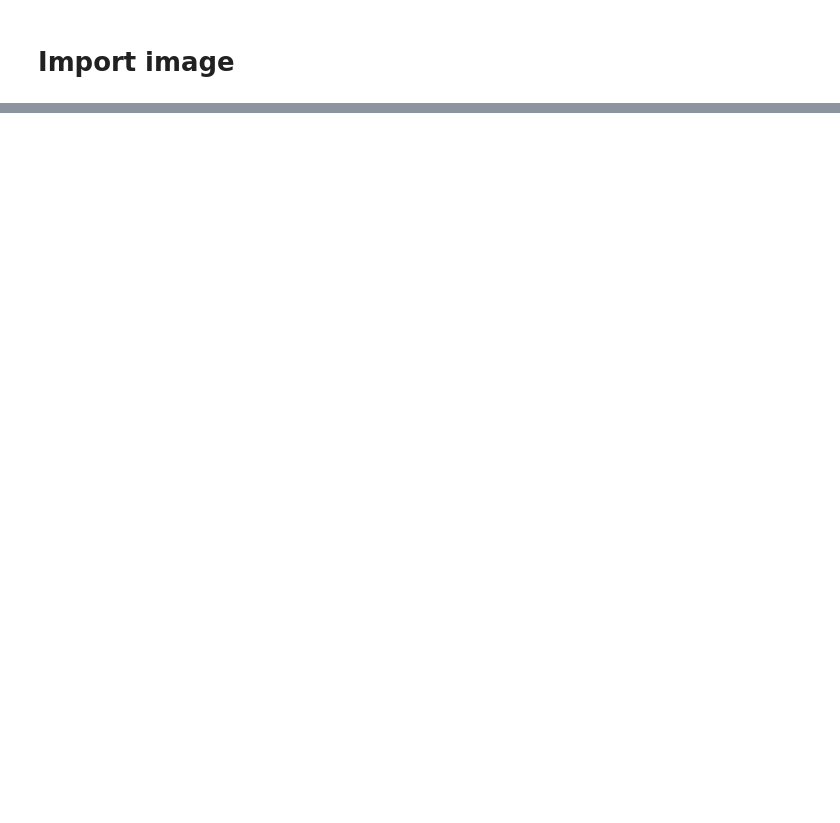
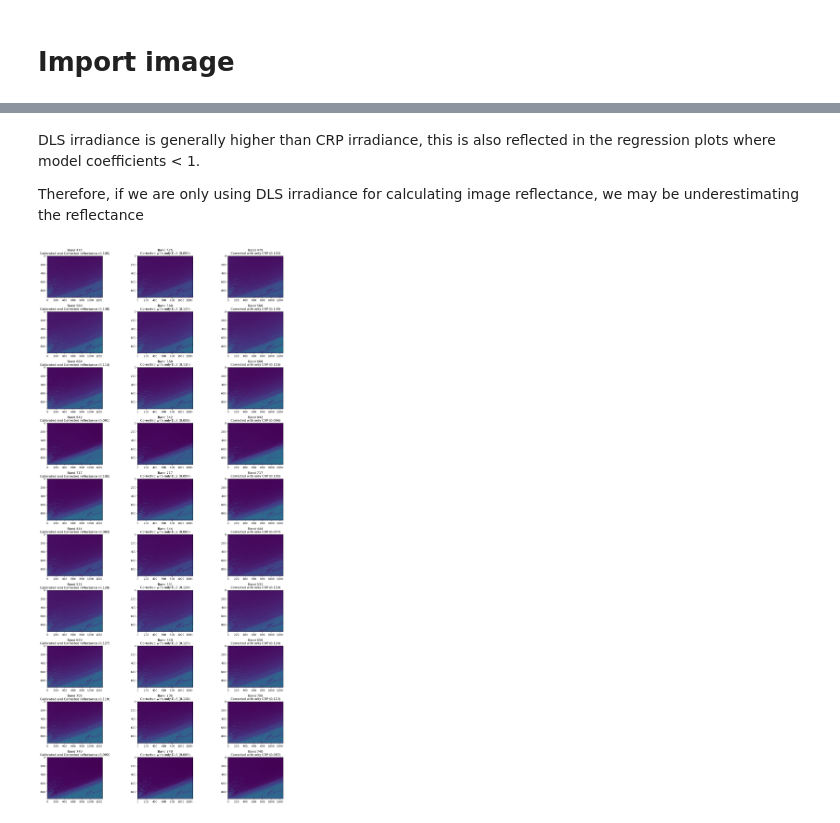
Before and after one commit to pakhuiying/sunglint_correction, a Jupyter notebook: radiometric_correction.ipynb, the cells around one changed output, grey strips where cells are left out. Saved outputs shown, nothing was run; the diff lists cells and outputs as text; code cells hidden in the pictures; blank space fills up the shorter version.

```diff
--- a/radiometric_correction.ipynb
+++ b/radiometric_correction.ipynb
@@ -280,0 +329,9 @@ cap.dls_irradiance()
+# %% [markdown]
+DLS irradiance is generally higher than CRP irradiance, this is also reflected in the regression plots where model coefficients < 1.
+
+Therefore, if we are only using DLS irradiance for calculating image reflectance, we may be underestimating the reflectance
+# %%
+IC = rcu.ImageCorrection(cap,dls_panel_irr_calibration)
+IC.plot_different_corrected_image(panel_irradiance)
+# %% [output]
+[figure, added]
```
Also changed, not shown: parts of 14 cells of this notebook, 1 other file.
